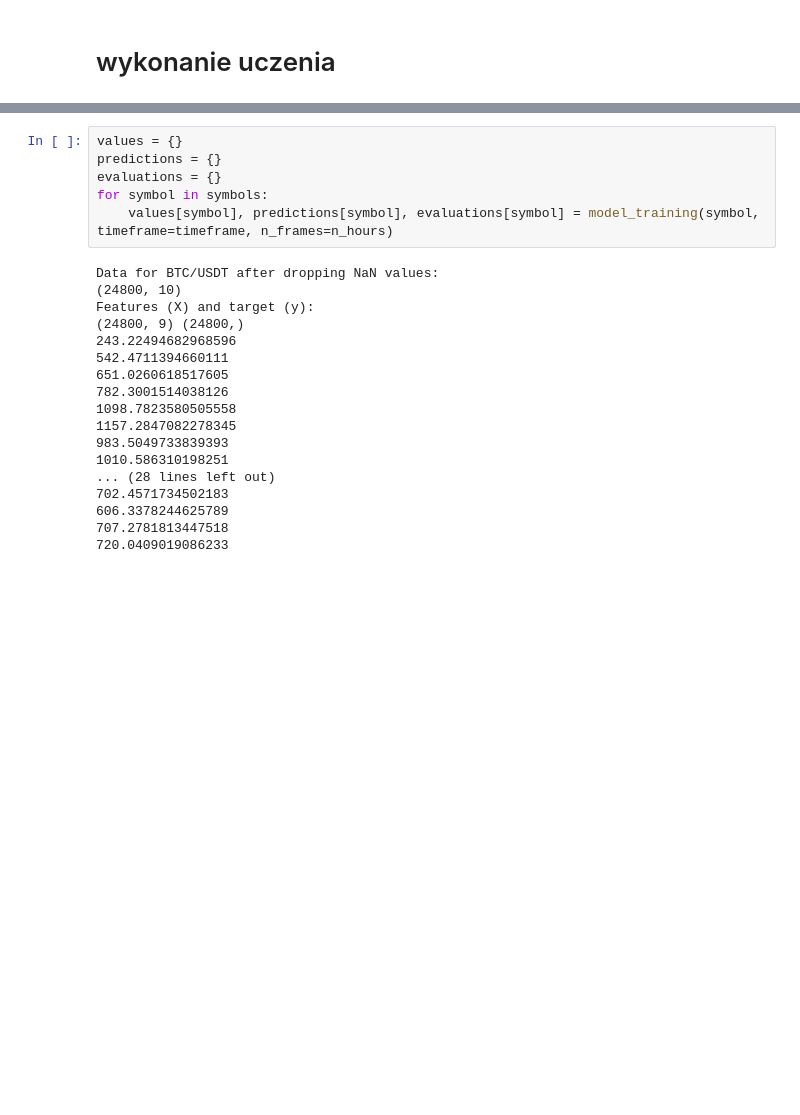
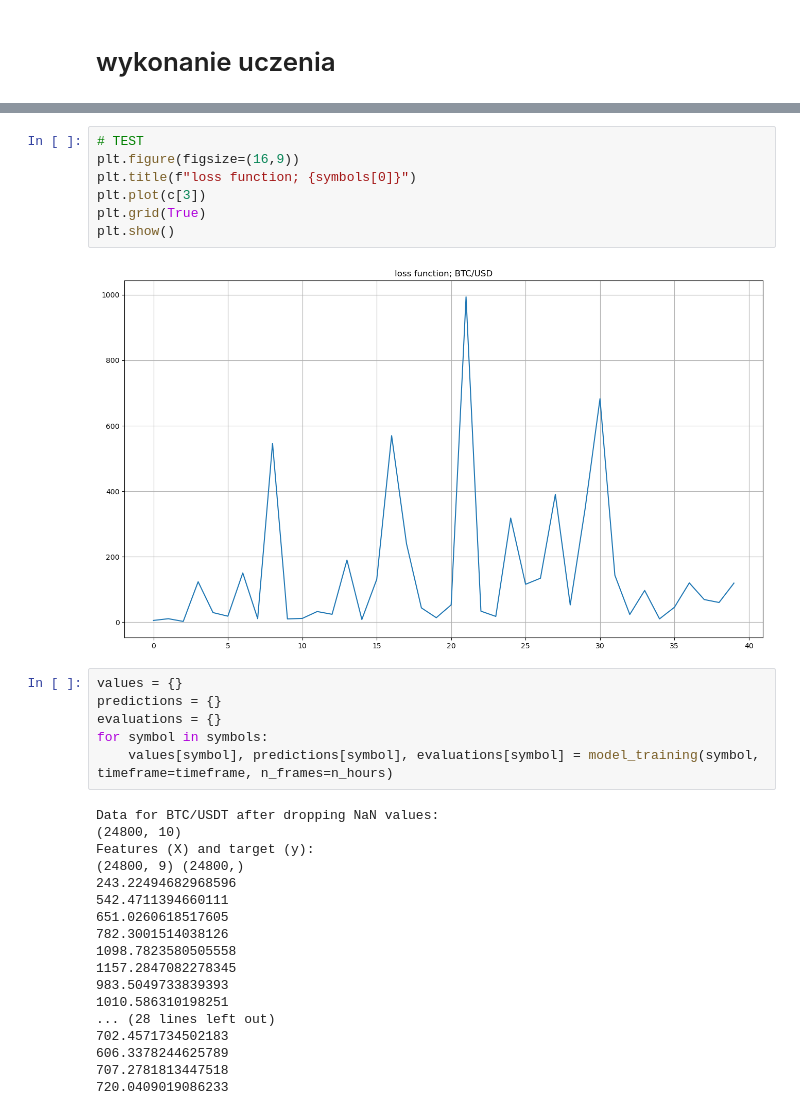
Before and after one commit to szym98/WSB_ML_crypto_model, a Jupyter notebook: Main_CryptoML.ipynb, the cells around one changed output, grey strips where cells are left out. Drawn from its saved outputs; the diff is of its cells as text; blank space fills up the shorter version.

```diff
--- a/Main_CryptoML.ipynb
+++ b/Main_CryptoML.ipynb
@@ -168,3 +185,12 @@ plt.show()
+# %%
+# TEST
+plt.figure(figsize=(16,9))
+plt.title(f"loss function; {symbols[0]}")
+plt.plot(c[3])
+plt.grid(True)
+plt.show()
+# %% [output]
+[figure, added]
 # %%
 values = {}
 predictions = {}
```
Also changed, not shown: parts of 5 cells of this notebook.
